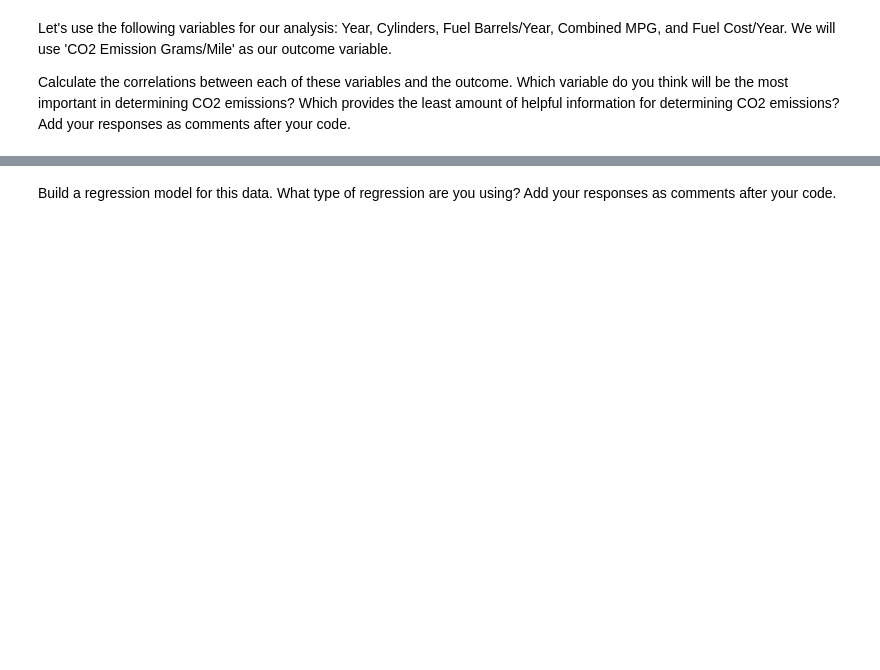
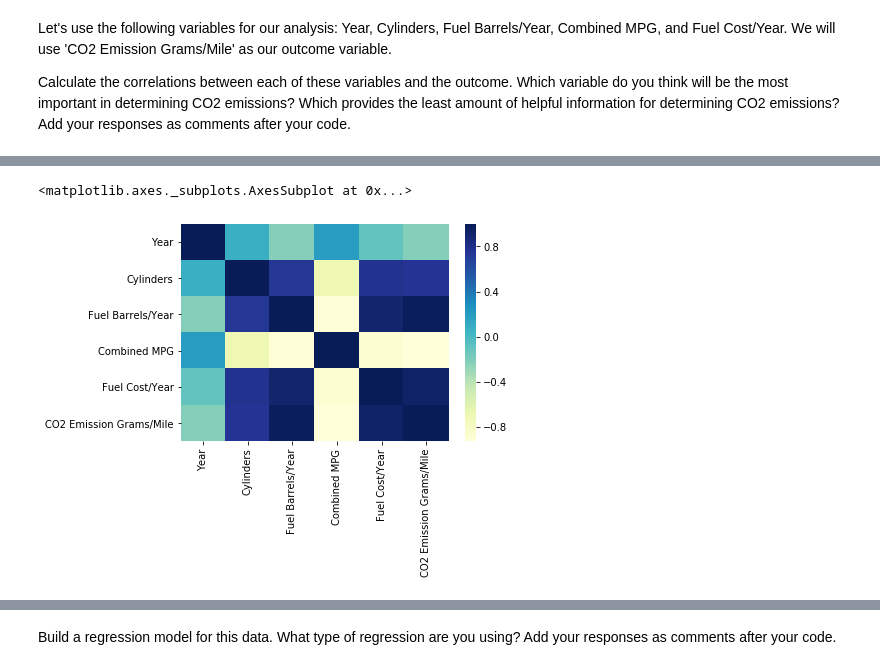
Before and after one commit to ta-datapt-bcn/lab-regression-analysis, a Jupyter notebook: your-code.ipynb, the cells around one changed output, grey strips where cells are left out. Cells and saved outputs as stored; diff of their text form; code cells hidden in the pictures; blank space fills up the shorter version.

```diff
--- a/your-code.ipynb
+++ b/your-code.ipynb
@@ -59,3 +191,6 @@ Interpret the results of your model. What can conclusions can you draw from your
 For the second part of this lab, we will use the vehicles.csv data set. You can find a copy of the dataset in the git hub folder. This dataset includes variables related to vehicle characteristics, including the model, make, and energy efficiency standards, as well as each car's CO2 emissions. As discussed in class the goal of this exercise is to predict vehicles' CO2 emissions based on several independent variables.
 # %%
 # Import any libraries you may need & the data
+
+data = pd.read_csv('vehicles.csv')
+data.head()
@@ -67,0 +208,4 @@ Calculate the correlations between each of these variables and the outcome. Whic
+# %%
+data_filter = data[['Year', 'Cylinders', 'Fuel Barrels/Year', 'Combined MPG', 'Fuel Cost/Year', 'CO2 Emission Grams/Mile']]
+
+data_filter.isnull().sum() #checking if don't have missing data
@@ -67,0 +236,5 @@ Calculate the correlations between each of these variables and the outcome. Whic
+# %%
+sns.heatmap(data_filter.corr(), cmap="YlGnBu")
+# %% [output]
+<matplotlib.axes._subplots.AxesSubplot at 0x...>
+[figure, added]
```
Also changed, not shown: parts of 30 cells of this notebook, 1 other file.
